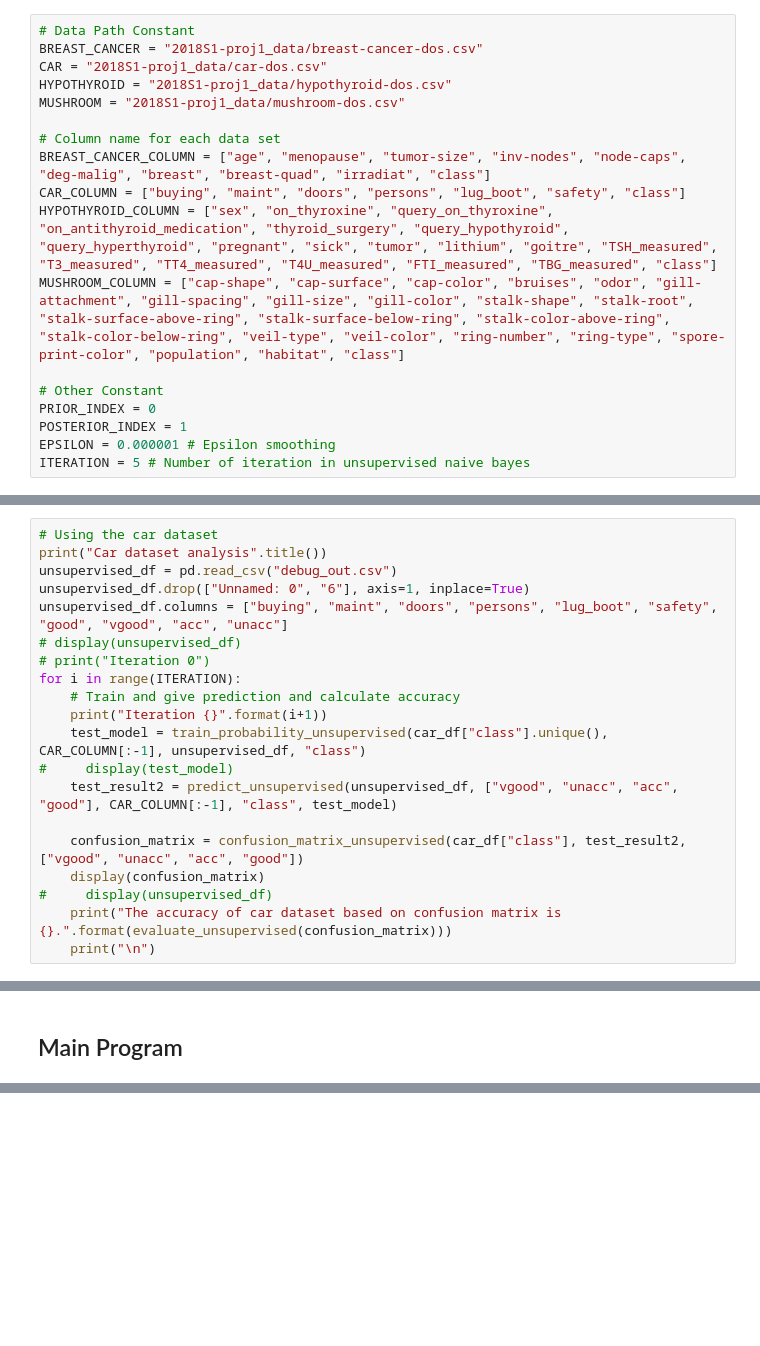
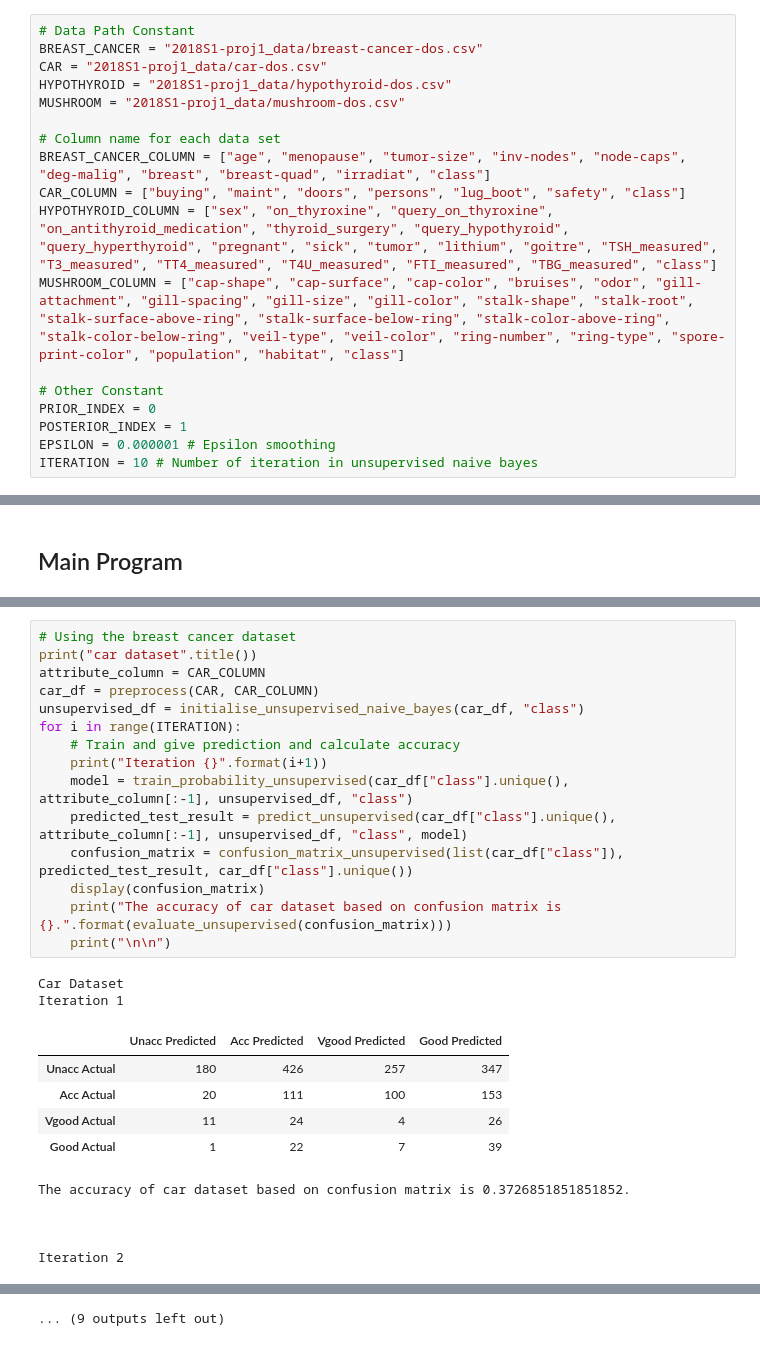
Before and after one commit to maleakhiw/Naive-Bayes-Algorithm, a Jupyter notebook: COMP30027 2018S1 - Project 1.ipynb, the cells around one changed output, grey strips where cells are left out. Drawn from its saved outputs; the diff is of its cells as text; blank space fills up the shorter version.

```diff
--- a/COMP30027 2018S1 - Project 1.ipynb
+++ b/COMP30027 2018S1 - Project 1.ipynb
@@ -26,4 +26,4 @@ MUSHROOM_COLUMN = ["cap-shape", "cap-surface", "cap-color", "bruises", "odor", "
 PRIOR_INDEX = 0
 POSTERIOR_INDEX = 1
 EPSILON = 0.000001 # Epsilon smoothing
-ITERATION = 5 # Number of iteration in unsupervised naive bayes
+ITERATION = 10 # Number of iteration in unsupervised naive bayes
@@ -726,23 +533,3 @@ def confusion_matrix_unsupervised(true_test_result, predicted_test_result, class
         confusion_df.index = actual_row
 
         return confusion_df
-# %%
-# Using the car dataset
-print("Car dataset analysis".title())
-unsupervised_df = pd.read_csv("debug_out.csv")
-unsupervised_df.drop(["Unnamed: 0", "6"], axis=1, inplace=True)
-unsupervised_df.columns = ["buying", "maint", "doors", "persons", "lug_boot", "safety", "good", "vgood", "acc", "unacc"]
-# display(unsupervised_df)
-# print("Iteration 0")
-for i in range(ITERATION):
-    # Train and give prediction and calculate accuracy
-    print("Iteration {}".format(i+1))
-    test_model = train_probability_unsupervised(car_df["class"].unique(), CAR_COLUMN[:-1], unsupervised_df, "class")
-#     display(test_model)
-    test_result2 = predict_unsupervised(unsupervised_df, ["vgood", "unacc", "acc", "good"], CAR_COLUMN[:-1], "class", test_model)
-
-    confusion_matrix = confusion_matrix_unsupervised(car_df["class"], test_result2,["vgood", "unacc", "acc", "good"])
-    display(confusion_matrix)
-#     display(unsupervised_df)
-    print("The accuracy of car dataset based on confusion matrix is {}.".format(evaluate_unsupervised(confusion_matrix)))
-    print("\n")
@@ -865,0 +600,28 @@ AttributeError: 'NoneType' object has no attribute 'iterrows'
+# %%
+# Using the breast cancer dataset
+print("car dataset".title())
+attribute_column = CAR_COLUMN
+car_df = preprocess(CAR, CAR_COLUMN)
+unsupervised_df = initialise_unsupervised_naive_bayes(car_df, "class")
+for i in range(ITERATION):
+    # Train and give prediction and calculate accuracy
+    print("Iteration {}".format(i+1))
+    model = train_probability_unsupervised(car_df["class"].unique(), attribute_column[:-1], unsupervised_df, "class")
+    predicted_test_result = predict_unsupervised(car_df["class"].unique(), attribute_column[:-1], unsupervised_df, "class", model)
+    confusion_matrix = confusion_matrix_unsupervised(list(car_df["class"]), predicted_test_result, car_df["class"].unique())
+    display(confusion_matrix)
+    print("The accuracy of car dataset based on confusion matrix is {}.".format(evaluate_unsupervised(confusion_matrix)))
+    print("\n\n")
+# %% [output]
+Car Dataset
+Iteration 1
+|  | Unacc Predicted | Acc Predicted | Vgood Predicted | Good Predicted |
+| Unacc Actual | 180 | 426 | 257 | 347 |
+| Acc Actual | 20 | 111 | 100 | 153 |
+| Vgood Actual | 11 | 24 | 4 | 26 |
+| Good Actual | 1 | 22 | 7 | 39 |
+The accuracy of car dataset based on confusion matrix is 0.3726851851851852.
+
+
+
+Iteration 2
@@ -865,0 +673 @@ AttributeError: 'NoneType' object has no attribute 'iterrows'
+... (9 outputs left out)
```
Also changed, not shown: parts of 30 cells of this notebook.
